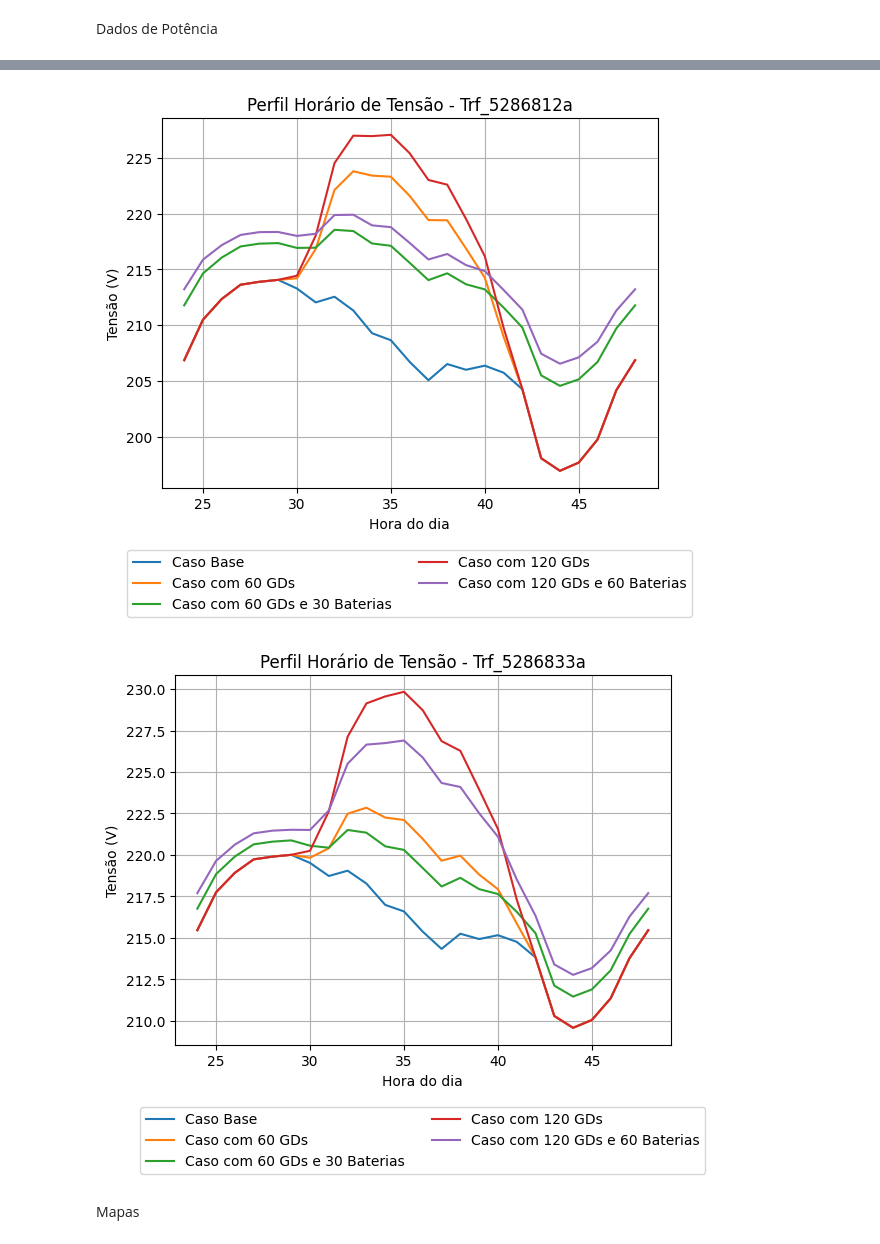
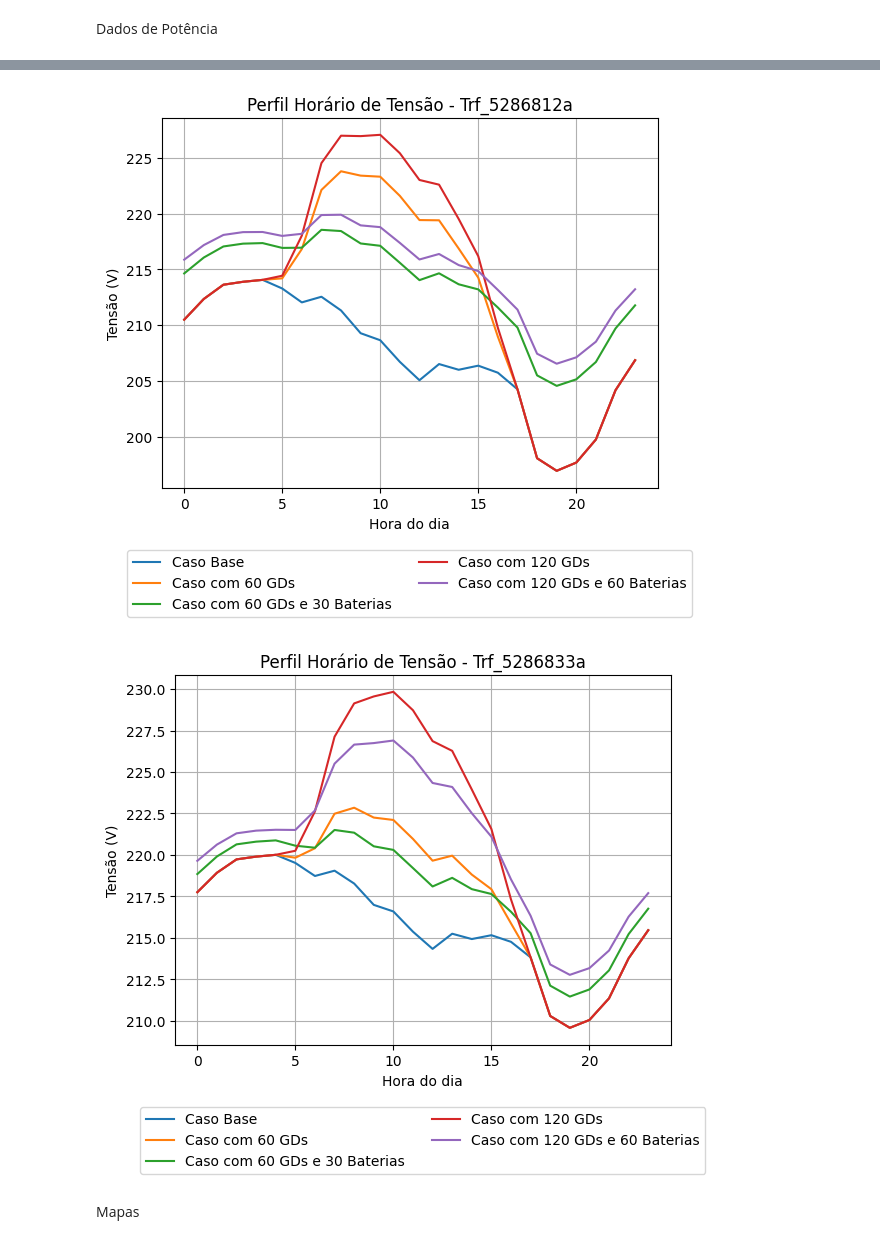
Before and after one commit to Ivanictor/CLAGTEE-CBA, a Jupyter notebook: main.ipynb, the cells around one changed output, grey strips where cells are left out. Drawn from its saved outputs; the diff is of its cells as text; code cells hidden in the pictures.

Commit message:
Alteração da query das horas nos monitores

```diff
--- a/main.ipynb
+++ b/main.ipynb
@@ -96,7 +96,7 @@ for case in cases:
             else:
                 df["Total Power"] = df[" P1 (kW)"] + df[" P2 (kW)"]
 
-            injection += df.query("`Total Power` < 0 and Hour > 23")["Total Power"].sum()
+            injection += df.query("`Total Power` < 0 and Hour > 24")["Total Power"].sum()
 
     ######## Criação do DataFrame "Energymeter" #####
     nova_linha = pd.DataFrame([{
@@ -143,7 +143,7 @@ Index(['Hour', 'sec', ' V1', ' VAngle1', ' V2', ' VAngle2', ' V3', ' VAngle3',
 Dados de Potência
 # %%
 #Resultados
-
+import numpy as np
 import matplotlib.pyplot as plt
 
 display(df_energymeter)
@@ -156,10 +156,11 @@ titles = {
     "120_gd_60_bess": "Caso com 120 GDs e 60 Baterias",
 }
 #Gráfico Subestação Fluxo de Potência
+x = np.linspace(0, 23, 24)
 for case in cases:
-    dfs_monitor[f"{case}_df"] = dfs_monitor[f"{case}_df"].query("Hour > 23")
+    dfs_monitor[f"{case}_df"] = dfs_monitor[f"{case}_df"].query("Hour > 24")
     plt.plot(
-        dfs_monitor[f"{case}_df"]["Hour"],
+        x,
         dfs_monitor[f"{case}_df"]["Total Power"], label=titles[case])
 
 
@@ -172,13 +173,14 @@ plt.legend(
     ncol=2
 )
 plt.grid(True)
+plt.style.use("default")
 plt.show()
 
 #Gráfico Tensão Trf 5286812a
 for case in cases:
-    df1 = dfs_voltage[f"voltage_trf_5286812a_{case}_df"].query("Hour > 23")
+    df1 = dfs_voltage[f"voltage_trf_5286812a_{case}_df"].query("Hour > 24")
     plt.plot(
-        df1["Hour"],
+        x,
         df1[" V1"], label=titles[case])
 
 plt.title("Perfil Horário de Tensão - Trf_5286812a")
@@ -194,9 +196,9 @@ plt.show()
 
 #Gráfico Tensão Trf_5286833a
 for case in cases:
-    df2= dfs_voltage[f"voltage_trf_5286833a_{case}_df"].query("Hour > 23")
+    df2= dfs_voltage[f"voltage_trf_5286833a_{case}_df"].query("Hour > 24")
     plt.plot(
-        df2["Hour"],
+        x,
         df2[" V1"], label=titles[case])
 
 plt.title("Perfil Horário de Tensão - Trf_5286833a")
@@ -208,6 +210,6 @@ plt.legend(
     ncol=2
 )
 plt.grid(True)
-plt.style.use("dark_background")
+#plt.style.use("dark_background")
 plt.show()
 # %% [output]
@@ -221,5 +223,5 @@ plt.show()
-[figure, old version]
+[figure, new version]
-[figure, old version]
+[figure, new version]
 # %% [markdown]
 Mapas
 # %%
```
Also changed, not shown: parts of 3 cells of this notebook, 11 other files.
